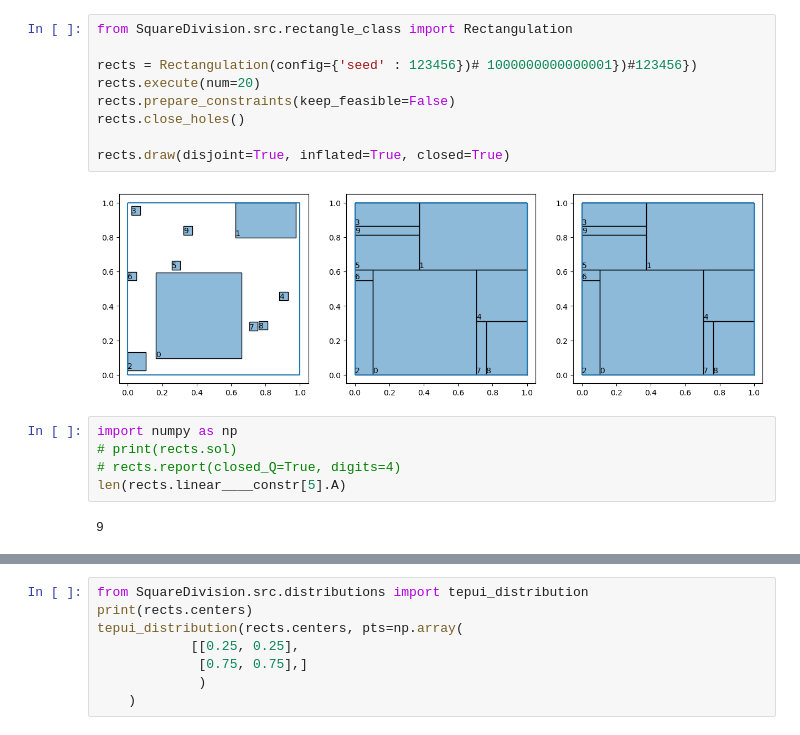
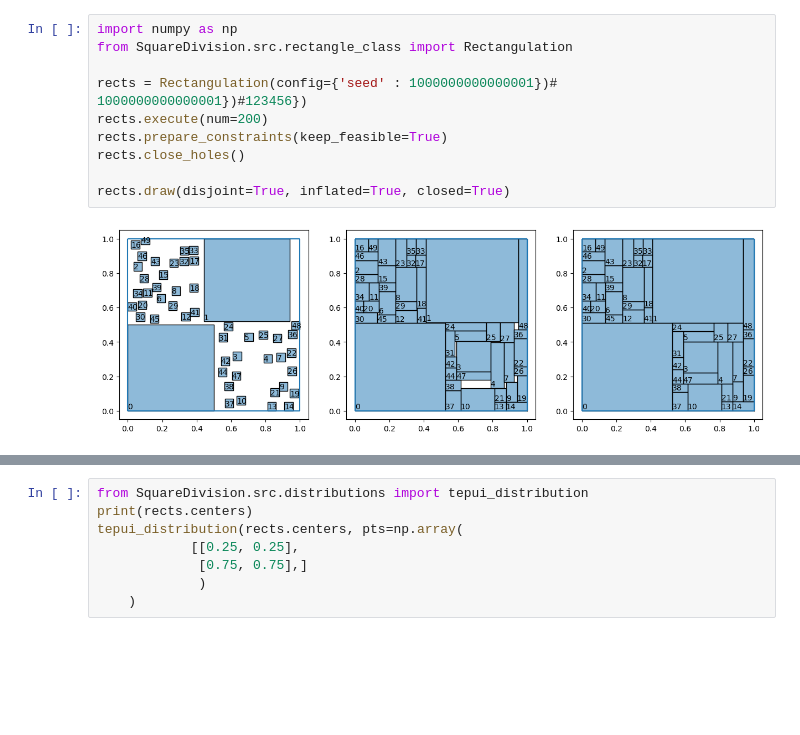
Before and after one commit to Polatucha16/SquareDivision, a Jupyter notebook: square_division_example.ipynb, the cells around one changed output, grey strips where cells are left out. Cells and saved outputs as stored; diff of their text form; blank space fills up the shorter version.

```diff
--- a/square_division_example.ipynb
+++ b/square_division_example.ipynb
@@ -1,18 +1,12 @@
 # %%
+import numpy as np
 from SquareDivision.src.rectangle_class import Rectangulation
 
-rects = Rectangulation(config={'seed' : 123456})# 1000000000000001})#123456})
-rects.execute(num=20)
-rects.prepare_constraints(keep_feasible=False)
+rects = Rectangulation(config={'seed' : 1000000000000001})# 1000000000000001})#123456})
+rects.execute(num=200)
+rects.prepare_constraints(keep_feasible=True)
 rects.close_holes()
 
 rects.draw(disjoint=True, inflated=True, closed=True)
 # %% [output]
-[figure, old version]
+[figure, new version]
-# %%
-import numpy as np
-# print(rects.sol)
-# rects.report(closed_Q=True, digits=4)
-len(rects.linear____constr[5].A)
-# %% [output]
-9
```
Also changed, not shown: parts of 8 cells of this notebook, 4 other files.
